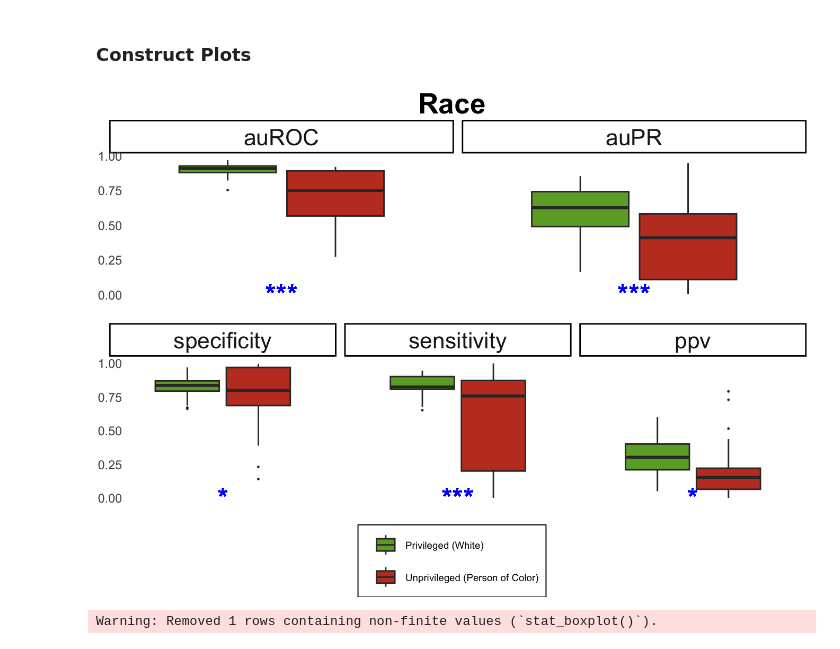
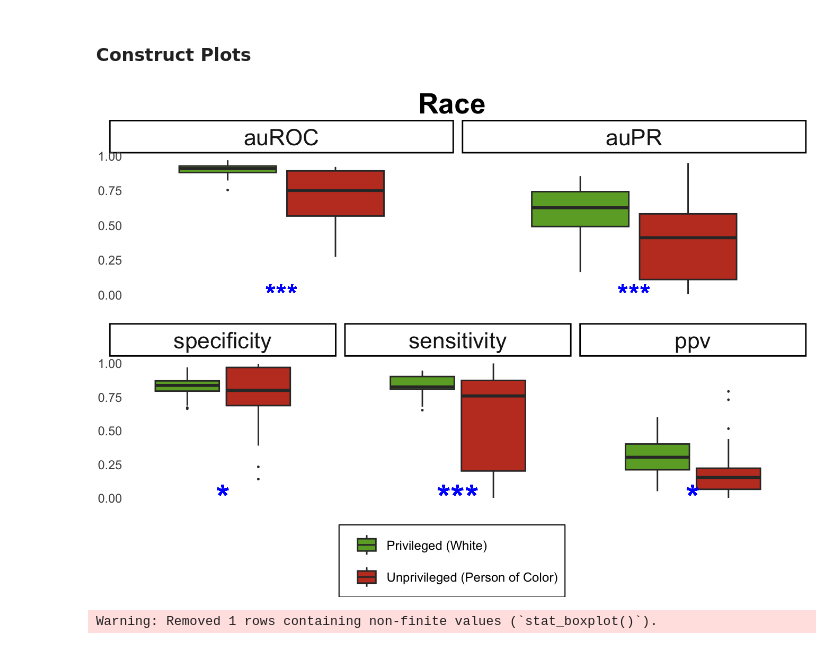
Before and after one commit to jjcurtin/study_fairema, a Jupyter notebook: notebooks/aggregated_plot2.out.ipynb, the cells around one changed output. Saved outputs shown, nothing was run; the diff lists cells and outputs as text; code cells hidden in the pictures.

```diff
--- a/notebooks/aggregated_plot2.out.ipynb
+++ b/notebooks/aggregated_plot2.out.ipynb
@@ -180,7 +180,7 @@ r1 <-     df_race |>
             axis.line.x = element_blank(),
             axis.ticks.x = element_blank(),
             plot.margin = margin(1, 1, 1, 1, "pt"),
-            legend.text = element_text(size=7),
+            legend.text = element_text(size=9),
             legend.title=element_blank()) +
       scale_fill_manual(values = c("#6CAA2F", "#C23E28")) +
       labs(x = NULL) +
@@ -205,35 +205,35 @@ r2 <-     df_race |>
                          levels = c("specificity", "sensitivity", "ppv"))) +
       theme_classic() +
       theme(axis.title.y = element_blank(),
             axis.ticks.y = element_blank(),
             axis.line.y = element_blank(),
             axis.text.y = element_text(margin = margin(r = -12)),
             axis.line.x = element_blank(),
             axis.ticks.x = element_blank(),
             plot.margin = margin(1, 1, 1, 1, "pt"),
             legend.text = element_text(size=7),
             legend.title=element_blank()) +
       scale_fill_manual(values = c("#6CAA2F", "#C23E28")) +
       labs(x = NULL) +
       guides(fill=guide_legend(nrow=2, byrow=TRUE)) +
-      geom_text(aes(label = sig, y = 0), color = "blue", size = 7)+
+      geom_text(aes(label = sig, y = 0), color = "blue", size = 9)+
   theme(
     panel.background = element_rect(fill='transparent'), #transparent panel bg
     plot.background = element_rect(fill='transparent', color=NA), #transparent plot bg
     panel.grid.major = element_blank(), #remove major gridlines
     panel.grid.minor = element_blank(), #remove minor gridlines
     strip.background =element_rect(fill="transparent"),
     strip.text = element_text(size = 16),
     legend.background = element_rect(fill='transparent'), #transparent legend bg
     legend.box.background = element_rect(fill='transparent') #transparent legend panel
   )
 
 r <- ggarrange(r1, r2, ncol = 1, common.legend = TRUE, legend = "bottom") |>
   annotate_figure(top = text_grob("Race", face = "bold", size =20))
 
 r
 # %% [output]
-[figure, old version]
+[figure, new version]
 # %%
 s1 <-     df_sex |>
       filter(metrics %in% c("auROC", "auPR")) |>
```
Also changed, not shown: parts of 3 cells of this notebook, 15 other files.
